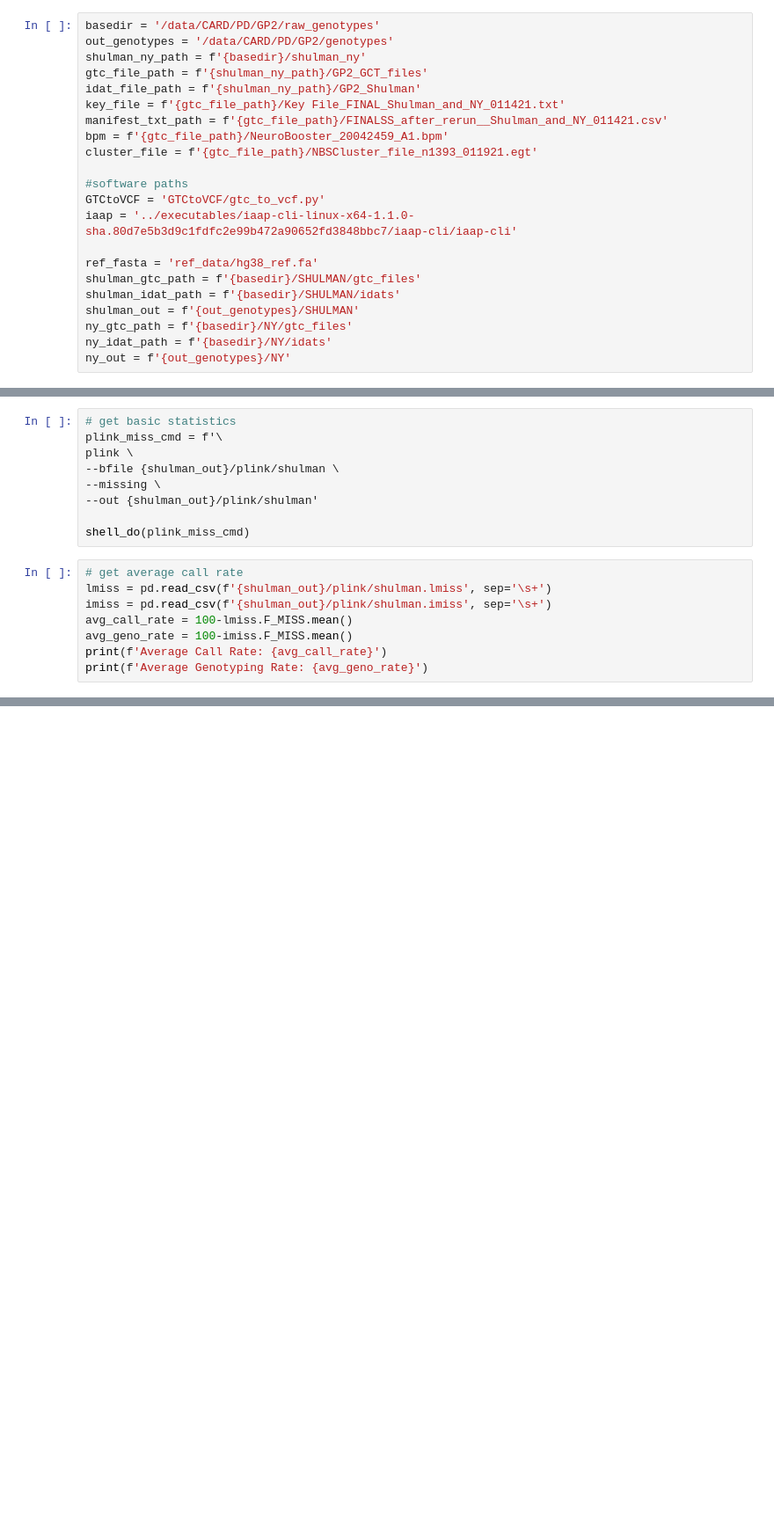
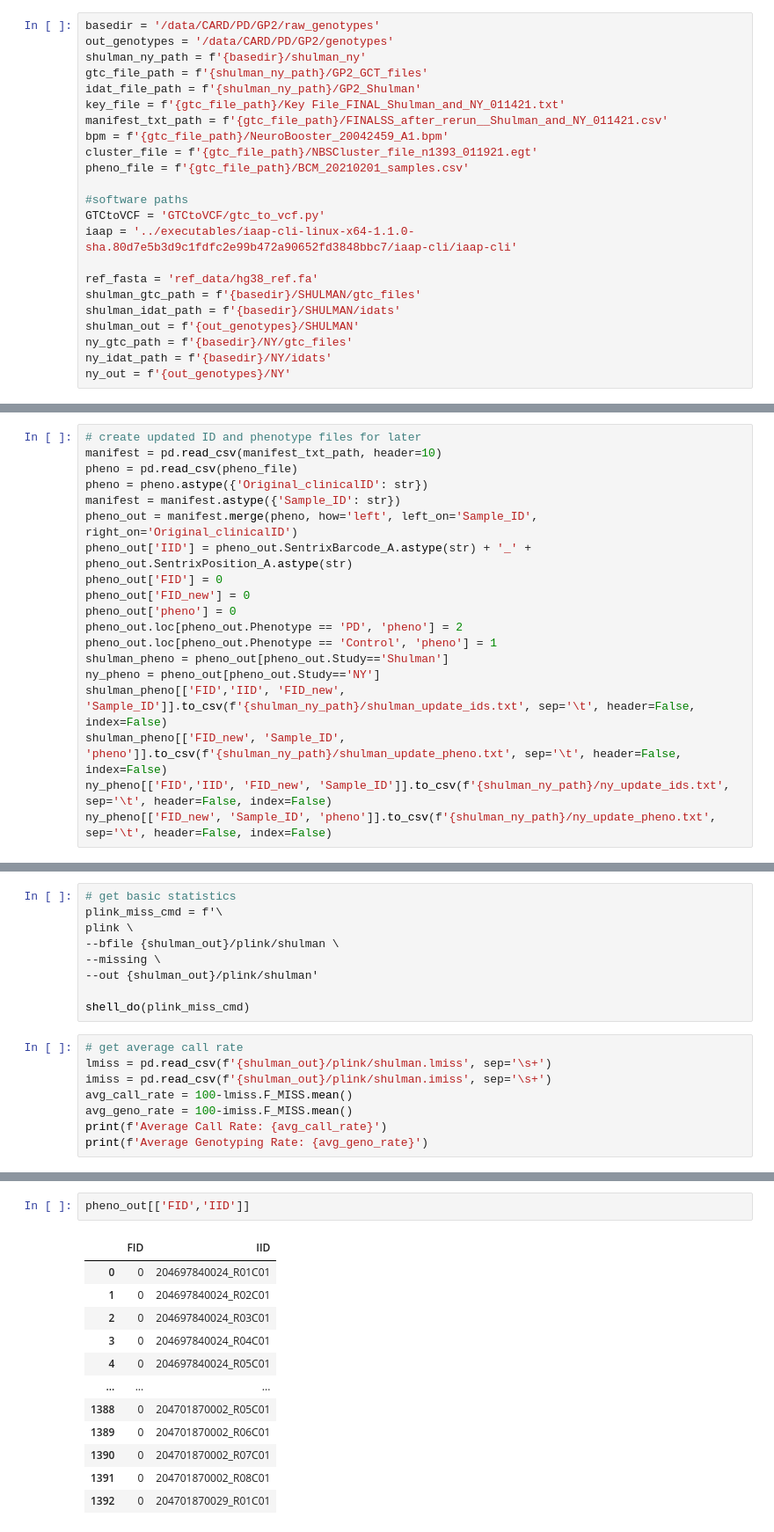
Before and after one commit to dvitale199/GenoTools, a Jupyter notebook: GP2_data_processing/GP2_shulman_processing.ipynb, the cells around one changed output, grey strips where cells are left out. Shown at 88% size. Saved outputs shown, nothing was run; the diff lists cells and outputs as text; blank space fills up the shorter version.

```diff
--- a/GP2_data_processing/GP2_shulman_processing.ipynb
+++ b/GP2_data_processing/GP2_shulman_processing.ipynb
@@ -12,6 +12,7 @@ key_file = f'{gtc_file_path}/Key File_FINAL_Shulman_and_NY_011421.txt'
 manifest_txt_path = f'{gtc_file_path}/FINALSS_after_rerun__Shulman_and_NY_011421.csv'
 bpm = f'{gtc_file_path}/NeuroBooster_20042459_A1.bpm'
 cluster_file = f'{gtc_file_path}/NBSCluster_file_n1393_011921.egt'
+pheno_file = f'{gtc_file_path}/BCM_20210201_samples.csv'
 
 #software paths
 GTCtoVCF = 'GTCtoVCF/gtc_to_vcf.py'
@@ -29,3 +28,22 @@ manifest = pd.read_csv(manifest_txt_path, header=10)
+# %%
+# create updated ID and phenotype files for later
+manifest = pd.read_csv(manifest_txt_path, header=10)
+pheno = pd.read_csv(pheno_file)
+pheno = pheno.astype({'Original_clinicalID': str})
+manifest = manifest.astype({'Sample_ID': str})
+pheno_out = manifest.merge(pheno, how='left', left_on='Sample_ID', right_on='Original_clinicalID')
+pheno_out['IID'] = pheno_out.SentrixBarcode_A.astype(str) + '_' + pheno_out.SentrixPosition_A.astype(str)
+pheno_out['FID'] = 0
+pheno_out['FID_new'] = 0
+pheno_out['pheno'] = 0
+pheno_out.loc[pheno_out.Phenotype == 'PD', 'pheno'] = 2
+pheno_out.loc[pheno_out.Phenotype == 'Control', 'pheno'] = 1
+shulman_pheno = pheno_out[pheno_out.Study=='Shulman']
+ny_pheno = pheno_out[pheno_out.Study=='NY']
+shulman_pheno[['FID','IID', 'FID_new', 'Sample_ID']].to_csv(f'{shulman_ny_path}/shulman_update_ids.txt', sep='\t', header=False, index=False)
+shulman_pheno[['FID_new', 'Sample_ID', 'pheno']].to_csv(f'{shulman_ny_path}/shulman_update_pheno.txt', sep='\t', header=False, index=False)
+ny_pheno[['FID','IID', 'FID_new', 'Sample_ID']].to_csv(f'{shulman_ny_path}/ny_update_ids.txt', sep='\t', header=False, index=False)
+ny_pheno[['FID_new', 'Sample_ID', 'pheno']].to_csv(f'{shulman_ny_path}/ny_update_pheno.txt', sep='\t', header=False, index=False)
 # %%
 # create new directories to store split cohorts
 !mkdir {basedir}/SHULMAN
@@ -155,0 +241,15 @@ print(f'Average Genotyping Rate: {avg_geno_rate}')
+# %%
+pheno_out[['FID','IID']]
+# %% [output]
+|  | FID | IID |
+| 0 | 0 | 204697840024_R01C01 |
+| 1 | 0 | 204697840024_R02C01 |
+| 2 | 0 | 204697840024_R03C01 |
+| 3 | 0 | 204697840024_R04C01 |
+| 4 | 0 | 204697840024_R05C01 |
+| ... | ... | ... |
+| 1388 | 0 | 204701870002_R05C01 |
+| 1389 | 0 | 204701870002_R06C01 |
+| 1390 | 0 | 204701870002_R07C01 |
+| 1391 | 0 | 204701870002_R08C01 |
+| 1392 | 0 | 204701870029_R01C01 |
```
Also changed, not shown: parts of 11 cells of this notebook, 2 other files.
